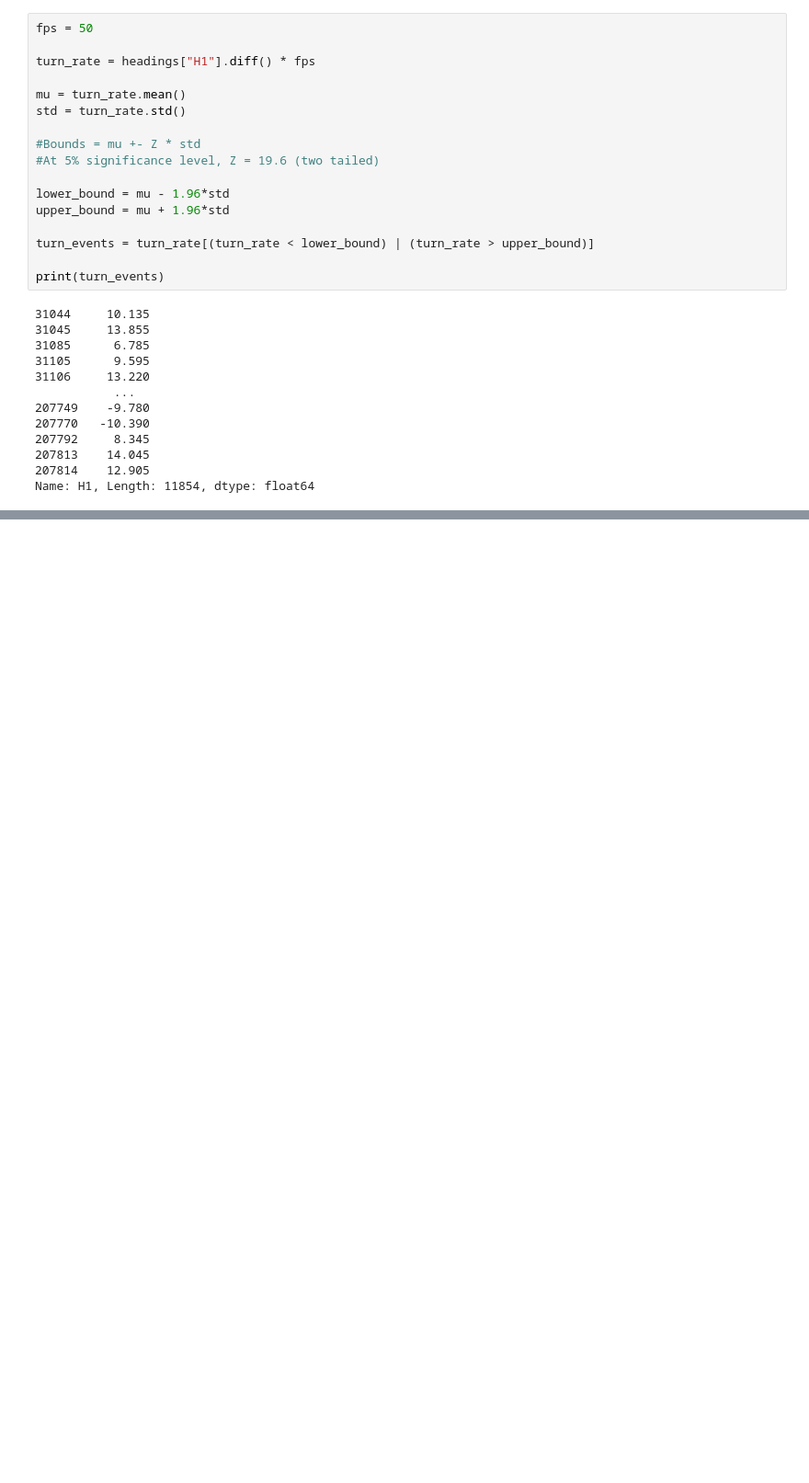
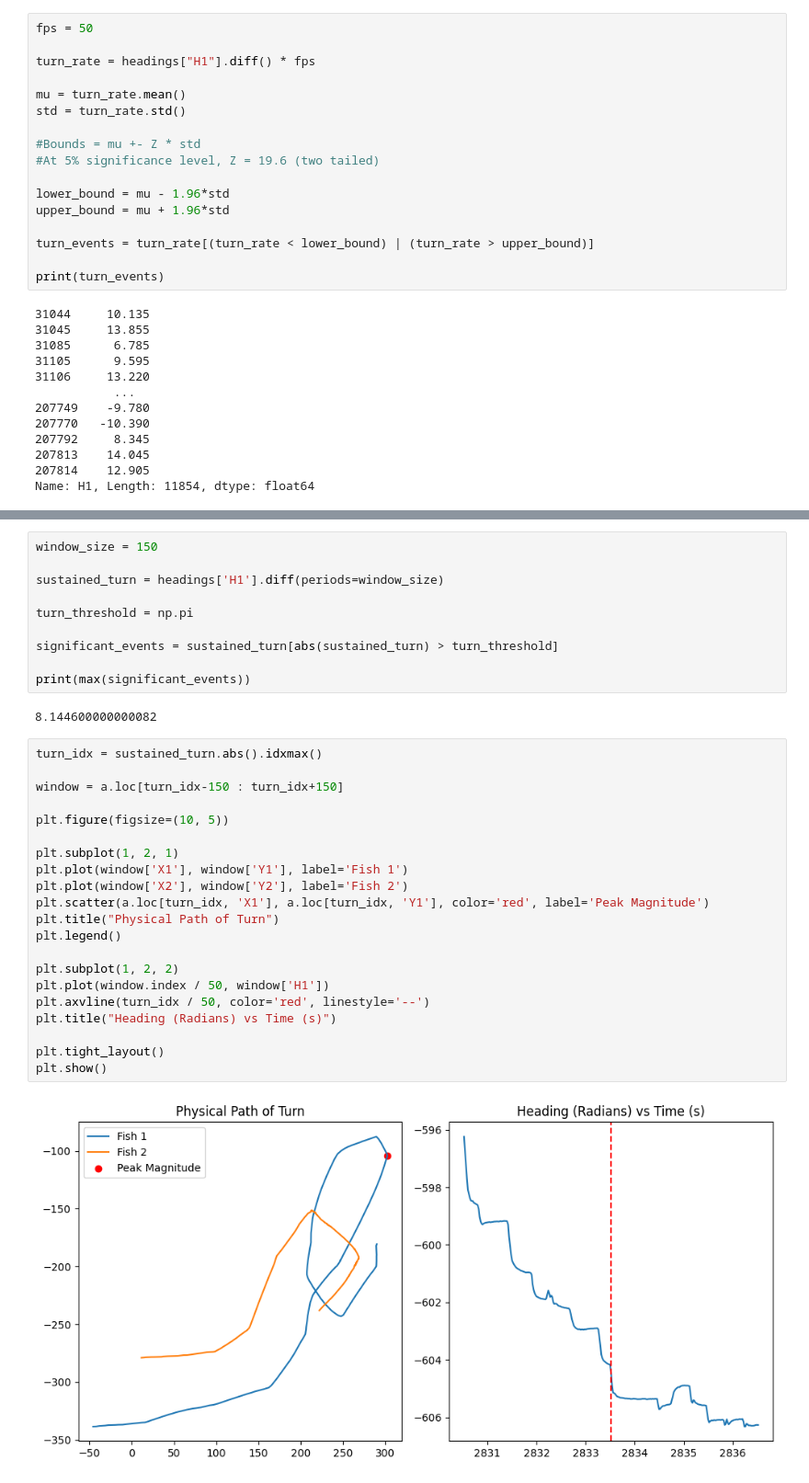
Before and after one commit to eloisecowley4/mdm2_project2, a Jupyter notebook: analysis_testing.ipynb, the cells around one changed output, grey strips where cells are left out. Shown at 92% size. Saved outputs shown, nothing was run; the diff lists cells and outputs as text; blank space fills up the shorter version.

```diff
--- a/analysis_testing.ipynb
+++ b/analysis_testing.ipynb
@@ -102,0 +130,35 @@ Name: H1, Length: 11854, dtype: float64
+# %%
+window_size = 150
+
+sustained_turn = headings['H1'].diff(periods=window_size)
+
+turn_threshold = np.pi
+
+significant_events = sustained_turn[abs(sustained_turn) > turn_threshold]
+
+print(max(significant_events))
+# %% [output]
+8.144600000000082
+# %%
+turn_idx = sustained_turn.abs().idxmax()
+
+window = a.loc[turn_idx-150 : turn_idx+150]
+
+plt.figure(figsize=(10, 5))
+
+plt.subplot(1, 2, 1)
+plt.plot(window['X1'], window['Y1'], label='Fish 1')
+plt.plot(window['X2'], window['Y2'], label='Fish 2')
+plt.scatter(a.loc[turn_idx, 'X1'], a.loc[turn_idx, 'Y1'], color='red', label='Peak Magnitude')
+plt.title("Physical Path of Turn")
+plt.legend()
+
+plt.subplot(1, 2, 2)
+plt.plot(window.index / 50, window['H1'])
+plt.axvline(turn_idx / 50, color='red', linestyle='--')
+plt.title("Heading (Radians) vs Time (s)")
+
+plt.tight_layout()
+plt.show()
+# %% [output]
+[figure, added]
```
Also changed, not shown: parts of 4 cells of this notebook, 1 other file.
